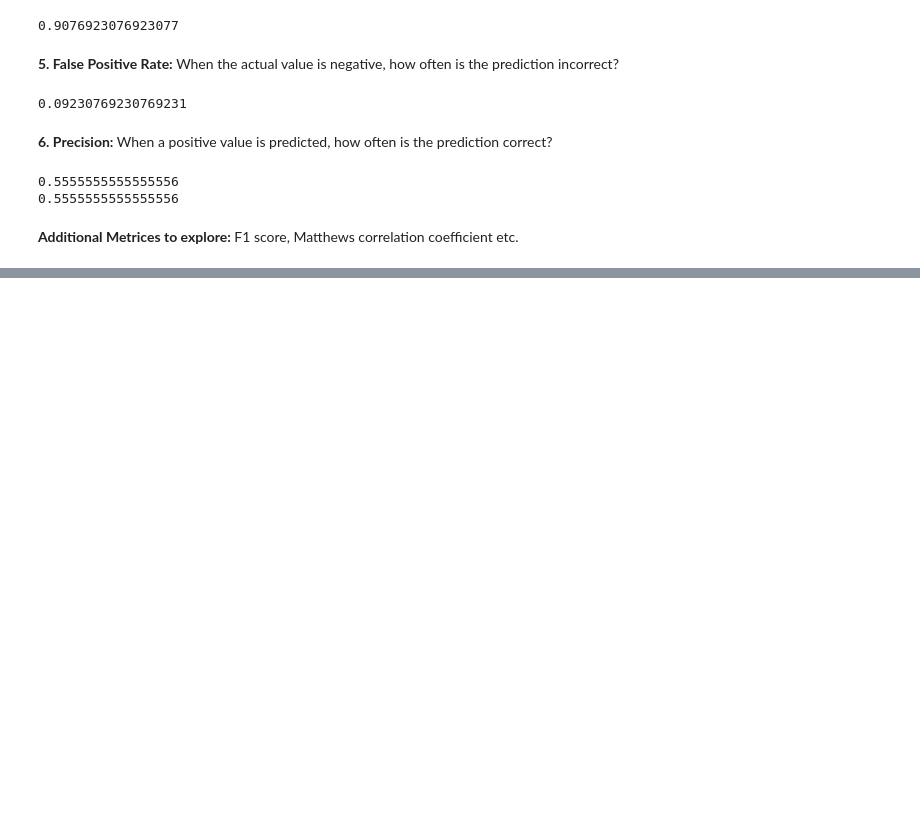
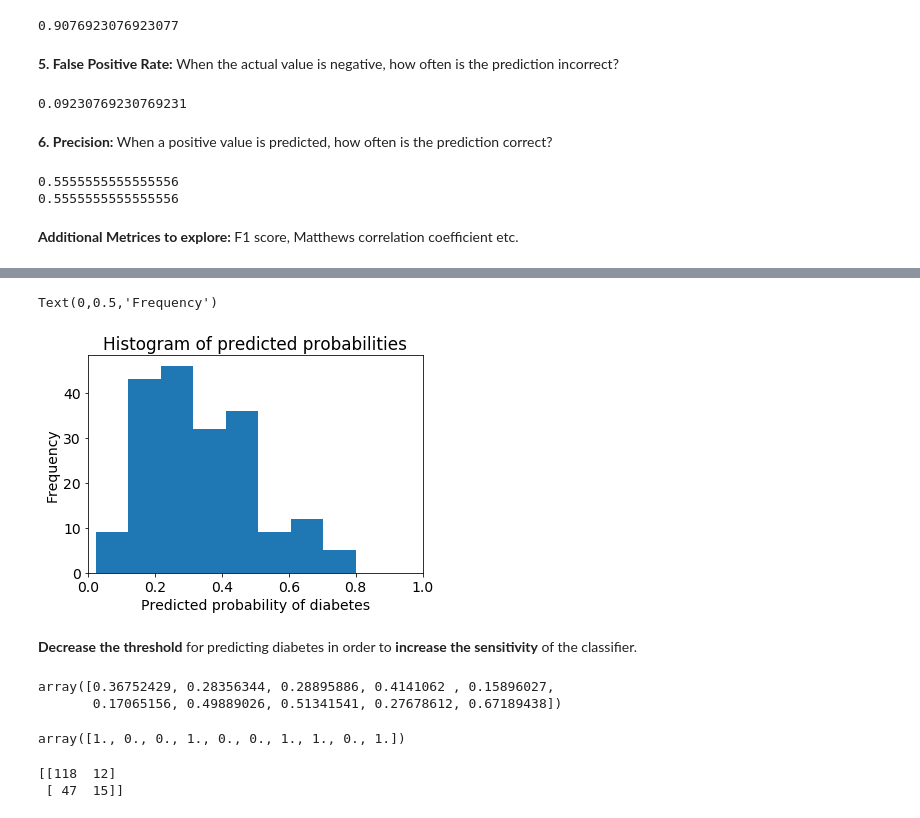
Before and after one commit to Anshul-GH/scikit-learn-application, a Jupyter notebook: Data_School_Scikit-Learn_Exercises.ipynb, the cells around one changed output, grey strips where cells are left out. Saved outputs shown, nothing was run; the diff lists cells and outputs as text; code cells hidden in the pictures; blank space fills up the shorter version.

Commit message:
Adjusting the classification threshold

```diff
--- a/Data_School_Scikit-Learn_Exercises.ipynb
+++ b/Data_School_Scikit-Learn_Exercises.ipynb
@@ -1331,0 +1359,4 @@ print(metrics.precision_score(y_test, y_pred_class))
+# %%
+# store the predicted probabilities for class 1
+y_pred_prob = [logreg.predict_proba(X_test)[:, 1]]
+print(y_pred_prob)
@@ -1331,0 +1381,17 @@ print(metrics.precision_score(y_test, y_pred_class))
+# %%
+# enable plots within the norebook
+%matplotlib inline
+import matplotlib.pyplot as plt
+plt.rcParams['font.size'] = 14
+# %%
+# histogram of predicted probabilities
+plt.hist(y_pred_prob, bins=8)
+plt.xlim(0, 1)
+plt.title('Histogram of predicted probabilities')
+plt.xlabel('Predicted probability of diabetes')
+plt.ylabel('Frequency')
+# %% [output]
+Text(0,0.5,'Frequency')
+[figure, added]
+# %% [markdown]
+<b>Decrease the threshold</b> for predicting diabetes in order to <b>increase the sensitivity</b> of the classifier.
@@ -1331,0 +1406,17 @@ print(metrics.precision_score(y_test, y_pred_class))
+# %%
+# print the first 10 predicted probabilities
+y_pred_prob[0][:10]
+# %% [output]
+array([0.36752429, 0.28356344, 0.28895886, 0.4141062 , 0.15896027,
+       0.17065156, 0.49889026, 0.51341541, 0.27678612, 0.67189438])
+# %%
+# print the first 10 predicted classes with the lower threshold
+y_pred_class[0:10]
+# %% [output]
+array([1., 0., 0., 1., 0., 0., 1., 1., 0., 1.])
+# %%
+# previous confusion matrix (default threshold of 0.5)
+print(confusion)
+# %% [output]
+[[118  12]
+ [ 47  15]]
```
Also changed, not shown: parts of 10 cells of this notebook.
